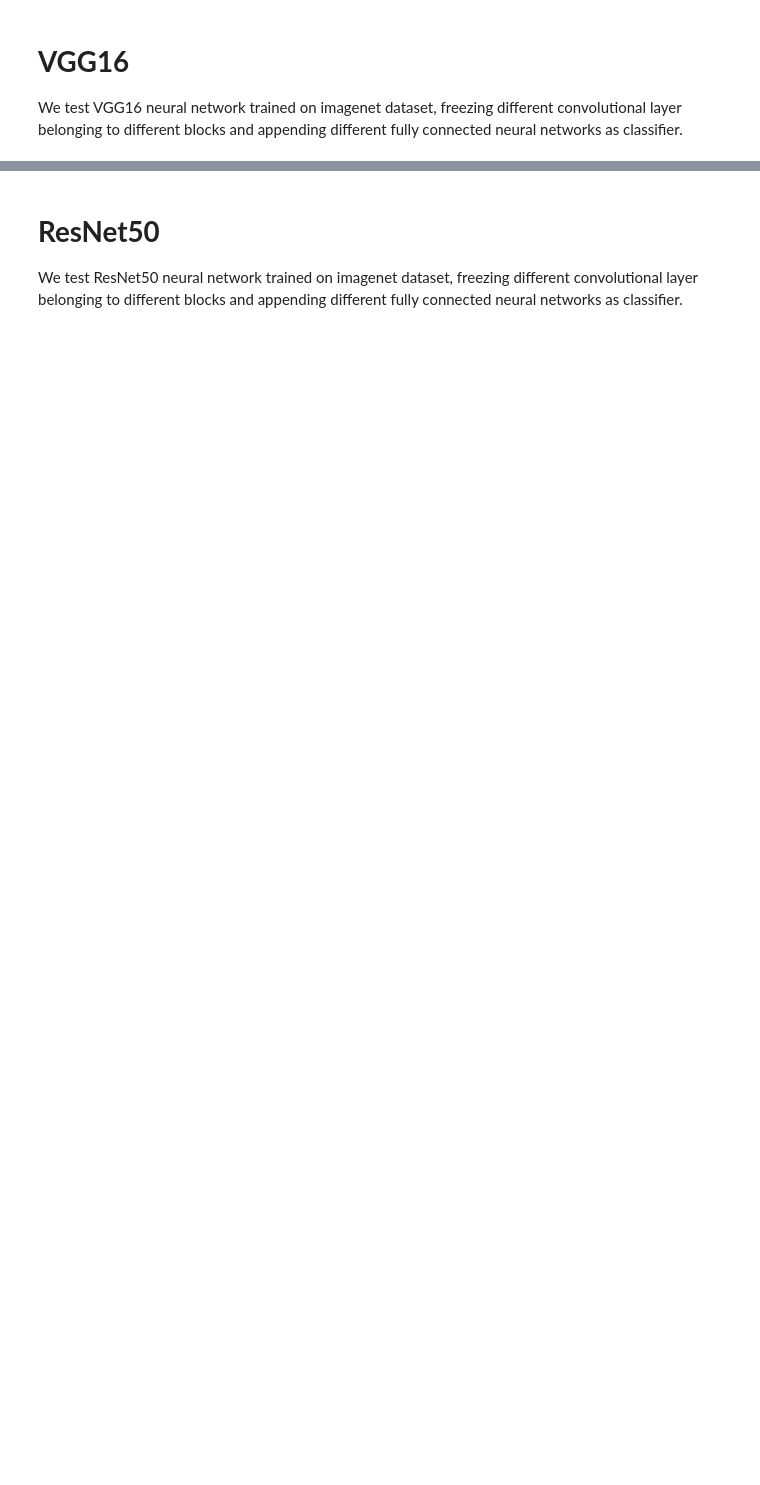
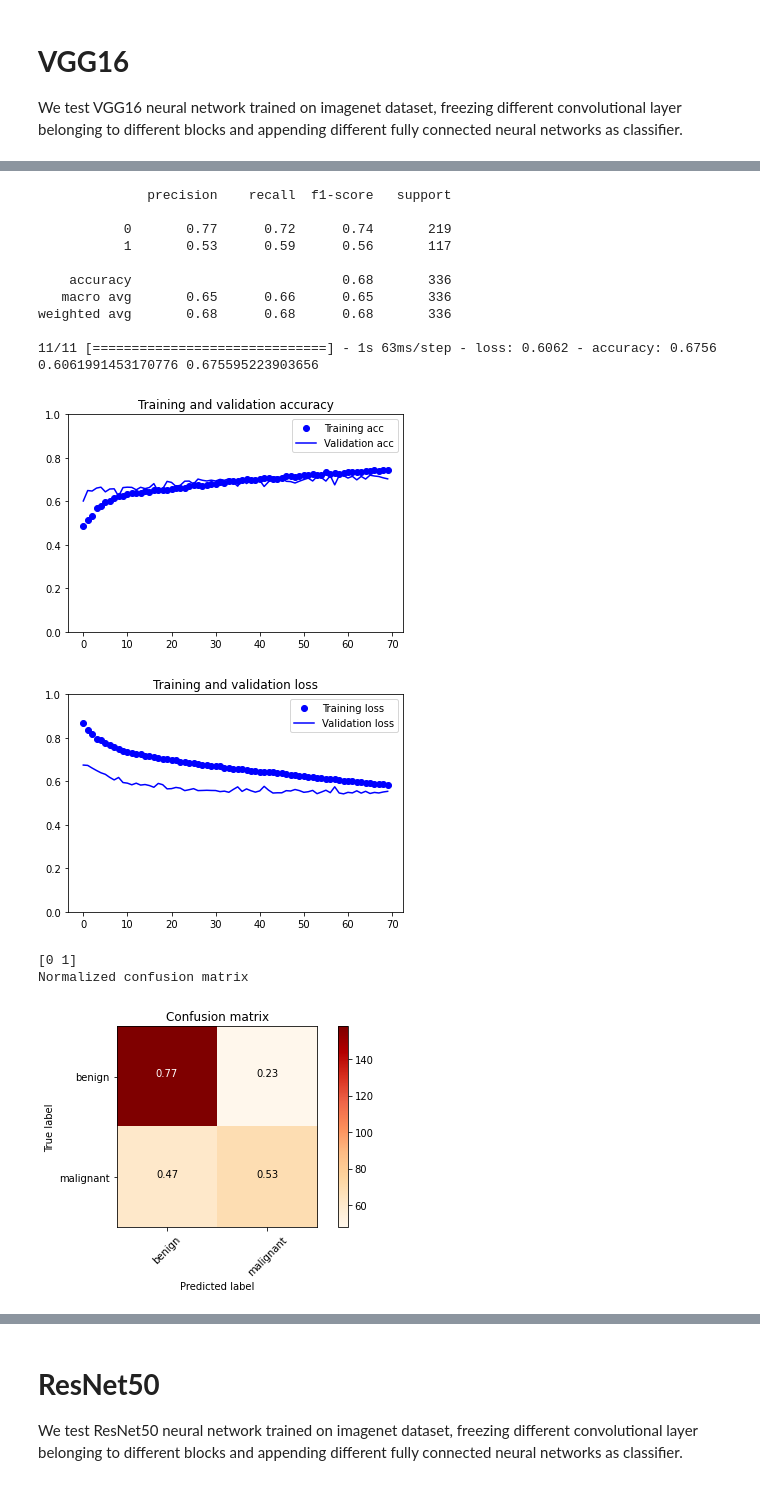
Before and after one commit to MarcoParola/medical_images_classification, a Jupyter notebook: Pretrained_CNN_3_2.ipynb, the cells around one changed output, grey strips where cells are left out. Saved outputs shown, nothing was run; the diff lists cells and outputs as text; code cells hidden in the pictures; blank space fills up the shorter version.

```diff
--- a/Pretrained_CNN_3_2.ipynb
+++ b/Pretrained_CNN_3_2.ipynb
@@ -139,3 +205,55 @@ print(augmentedData.shape, augmentedLabels.shape)
 # %% [markdown]
 # **VGG16**
 We test VGG16 neural network trained on imagenet dataset, freezing different convolutional layer belonging to different blocks and appending different fully connected neural networks as classifier.
+# %%
+from tensorflow.keras.applications import VGG16
+
+tf.random.set_seed(7)
+
+#import pretrained model
+conv_base = VGG16(weights='imagenet',
+                  include_top=False,
+                  input_shape=(150, 150, 3))
+
+conv_base.summary()
+
+# Freeze layers
+conv_base.trainable = True
+set_trainable = False
+
+for layer in conv_base.layers:
+    if layer.name == 'block5_conv1':
+        set_trainable = True
+    if set_trainable:
+        layer.trainable = True
+    else:
+        layer.trainable = False
+
+# add fully connected layers as classifier
+VGG16_FT = models.Sequential()
+VGG16_FT.add(conv_base)
+VGG16_FT.add(layers.Flatten())
+VGG16_FT.add(layers.Dense(256, activation='relu'))
+VGG16_FT.add(layers.Dropout(rate=.5))
+VGG16_FT.add(layers.Dense(256, activation='relu'))
+VGG16_FT.add(layers.Dropout(rate=.5))
+VGG16_FT.add(layers.Dense(2, activation='sigmoid'))
+
+
+VGG16_FT.compile(loss='binary_crossentropy',
+              optimizer=optimizers.RMSprop(lr=2e-6),
+              metrics=['accuracy'])
+
+earlyStopCallback = tf.keras.callbacks.EarlyStopping(monitor='val_loss', mode='min', verbose=1, patience=10, restore_best_weights = True)
+
+
+history = VGG16_FT.fit(augmentedData, augmentedLabels, epochs=100, batch_size=32, callbacks=[earlyStopCallback], validation_split=0.2, class_weight = weights)
+
+
+pred = VGG16_FT.predict_classes(testSet)
+print(metrics.classification_report(testLabels, pred))
+test_loss, test_acc = VGG16_FT.evaluate(testSet, testLabelsCategorical)
+print(test_loss, test_acc)
+plot_accurancy_loss(history)
+plot_confusionMatrix(VGG16_FT, testSet, testLabels, classes)
+# %% [output]
@@ -141,0 +277,16 @@ We test VGG16 neural network trained on imagenet dataset, freezing different con
+              precision    recall  f1-score   support
+
+           0       0.77      0.72      0.74       219
+           1       0.53      0.59      0.56       117
+
+    accuracy                           0.68       336
+   macro avg       0.65      0.66      0.65       336
+weighted avg       0.68      0.68      0.68       336
+
+11/11 [==============================] - 1s 63ms/step - loss: 0.6062 - accuracy: 0.6756
+0.6061991453170776 0.675595223903656
+[figure, added]
+[figure, added]
+[0 1]
+Normalized confusion matrix
+[figure, added]
```
Also changed, not shown: parts of 35 cells of this notebook.
